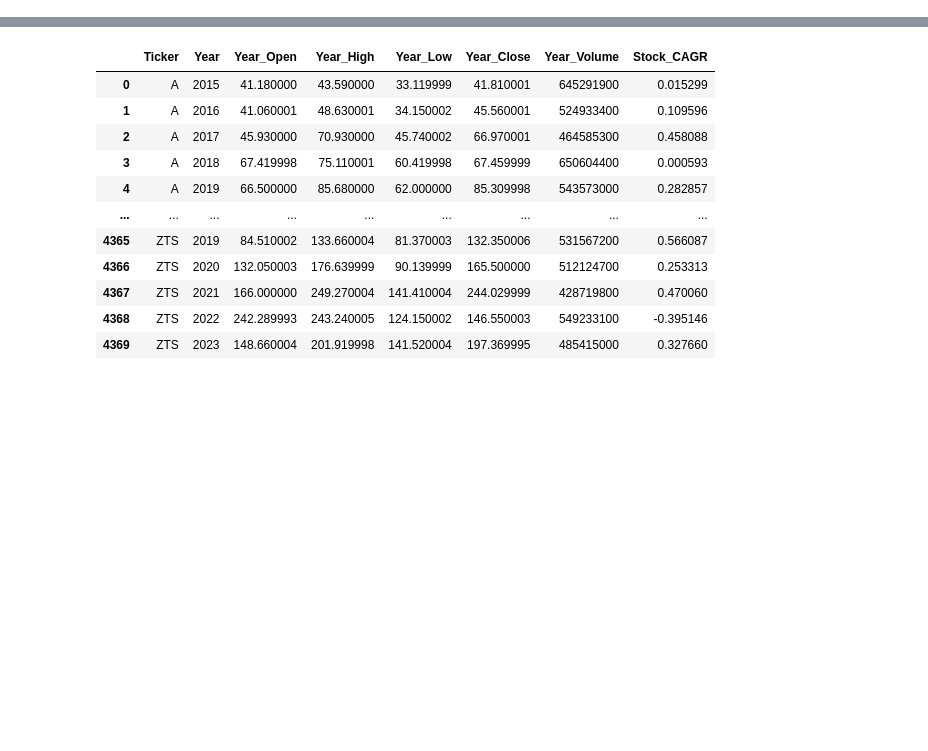
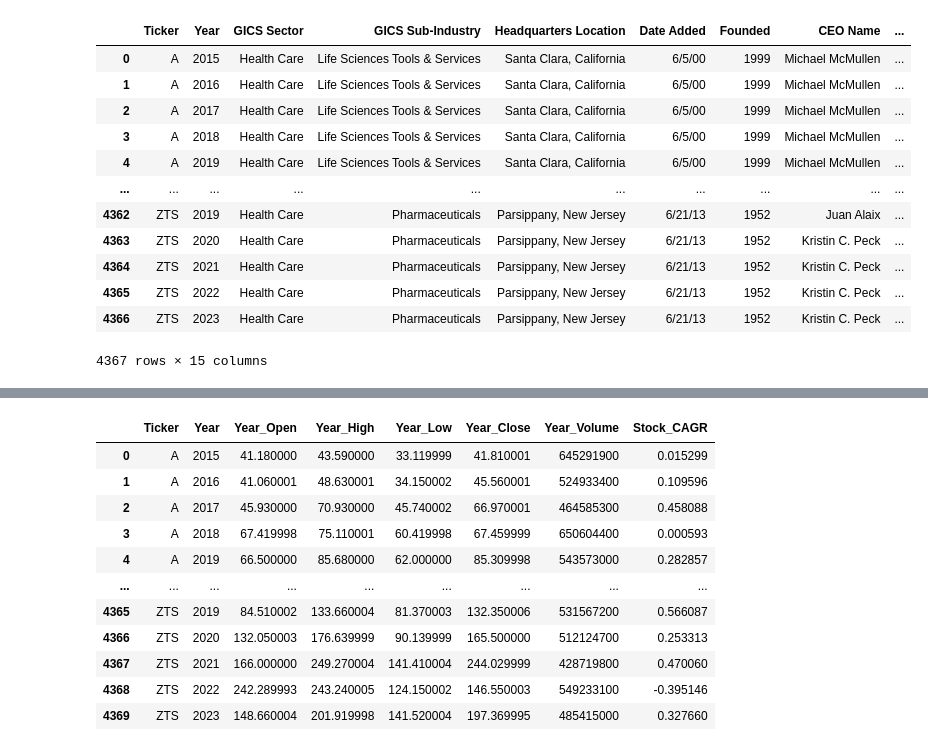
Before and after one commit to NicholasJWiid/StockSmart_ML, a Jupyter notebook: data_cleaning_&_prep.ipynb, the cells around one changed output, grey strips where cells are left out. Saved outputs shown, nothing was run; the diff lists cells and outputs as text; code cells hidden in the pictures; blank space fills up the shorter version.

```diff
--- a/data_cleaning_&_prep.ipynb
+++ b/data_cleaning_&_prep.ipynb
@@ -39,2 +39,0 @@ memory usage: 39.2+ KB
-# %%
-company_df['Headquarters State'] = company_df.apply(lambda row: row['Headquarters Location'].split(", ")[1], axis=1)
@@ -58,4 +39,0 @@ company_df
-# %%
-bin_edges = [0, 5000000, 10000000, 15000000, 20000000, 25000000, 50000000, 300000000]
-company_df['Salary_Bins'] = pd.cut(company_df['Salary'], bins=bin_edges)
-company_df
@@ -88,3 +39,0 @@ Name: count, dtype: int64
-# %%
-company_df = company_df.drop(columns=['Headquarters Location', 'GICS Sub-Industry',
-       'Headquarters Location', 'Date Added', 'Founded', 'CEO Name', 'Salary', 'Date Announced as CEO'], axis=1)
@@ -108,0 +47,2 @@ company_df.to_csv("data/company_clean.csv", index=False)
+# %%
+company_df['HQ_US_State_or_Country'] = company_df.apply(lambda row: row['Headquarters Location'].split(",")[1].strip(), axis=1)
@@ -108,0 +66,18 @@ company_df.to_csv("data/company_clean.csv", index=False)
+# %%
+bin_edges = [0, 5000000, 10000000, 15000000, 20000000, 25000000, 50000000, 300000000]
+company_df['Salary_Bucket'] = pd.cut(company_df['Salary'], bins=bin_edges)
+company_df
+# %% [output]
+|  | Ticker | Year | GICS Sector | GICS Sub-Industry | Headquarters Location | Date Added | Founded | CEO Name | ... |
+| 0 | A | 2015 | Health Care | Life Sciences Tools & Services | Santa Clara, California | 6/5/00 | 1999 | Michael McMullen | ... |
+| 1 | A | 2016 | Health Care | Life Sciences Tools & Services | Santa Clara, California | 6/5/00 | 1999 | Michael McMullen | ... |
+| 2 | A | 2017 | Health Care | Life Sciences Tools & Services | Santa Clara, California | 6/5/00 | 1999 | Michael McMullen | ... |
+| 3 | A | 2018 | Health Care | Life Sciences Tools & Services | Santa Clara, California | 6/5/00 | 1999 | Michael McMullen | ... |
+| 4 | A | 2019 | Health Care | Life Sciences Tools & Services | Santa Clara, California | 6/5/00 | 1999 | Michael McMullen | ... |
+| ... | ... | ... | ... | ... | ... | ... | ... | ... | ... |
+| 4362 | ZTS | 2019 | Health Care | Pharmaceuticals | Parsippany, New Jersey | 6/21/13 | 1952 | Juan Alaix | ... |
+| 4363 | ZTS | 2020 | Health Care | Pharmaceuticals | Parsippany, New Jersey | 6/21/13 | 1952 | Kristin C. Peck | ... |
+| 4364 | ZTS | 2021 | Health Care | Pharmaceuticals | Parsippany, New Jersey | 6/21/13 | 1952 | Kristin C. Peck | ... |
+| 4365 | ZTS | 2022 | Health Care | Pharmaceuticals | Parsippany, New Jersey | 6/21/13 | 1952 | Kristin C. Peck | ... |
+| 4366 | ZTS | 2023 | Health Care | Pharmaceuticals | Parsippany, New Jersey | 6/21/13 | 1952 | Kristin C. Peck | ... |
+4367 rows × 15 columns
```
Also changed, not shown: parts of 29 cells of this notebook, 8 other files.
